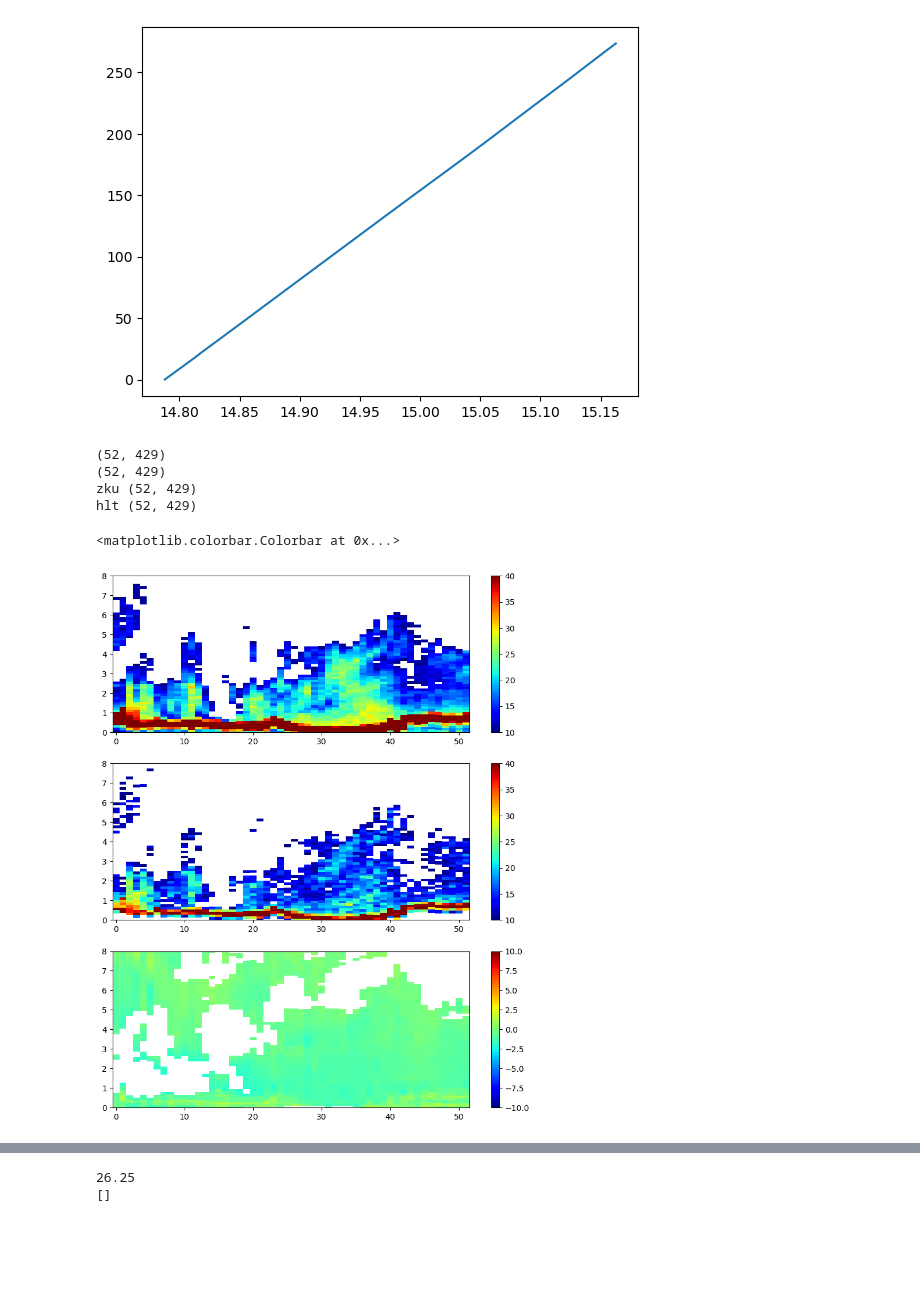
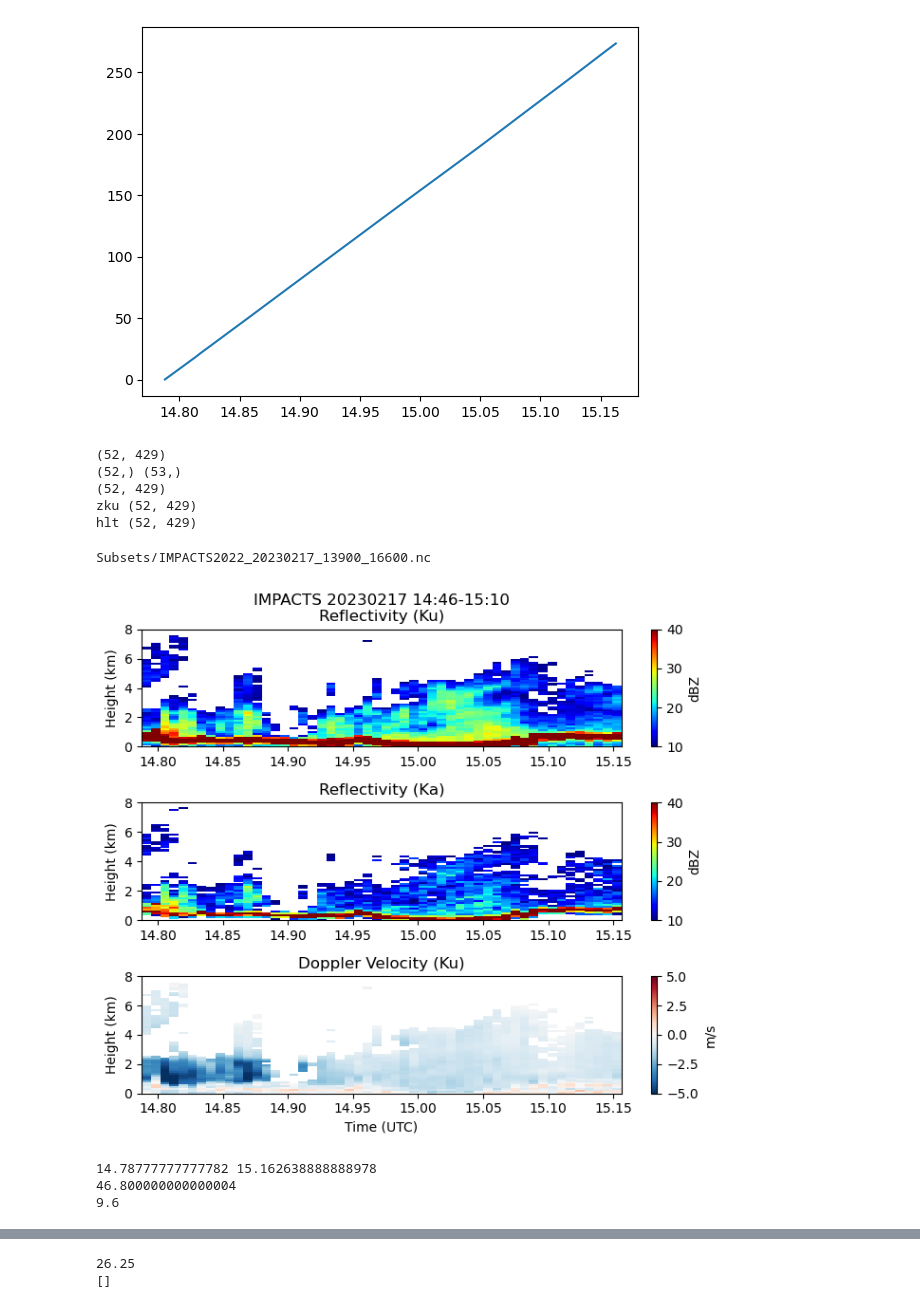
Before and after one commit to mgrecu35/aos, a Jupyter notebook: Synergy_KuW/airborne/readIMPACTS_Subset_Case5.ipynb, the cells around one changed output, grey strips where cells are left out. Drawn from its saved outputs; the diff is of its cells as text; code cells hidden in the pictures; blank space fills up the shorter version.

```diff
--- a/Synergy_KuW/airborne/readIMPACTS_Subset_Case5.ipynb
+++ b/Synergy_KuW/airborne/readIMPACTS_Subset_Case5.ipynb
@@ -106,61 +106,74 @@ for i in range(ndpr):
     #break
 # %%
 #plt.plot(gain)
-fig=plt.figure(figsize=(10,12))
+import matplotlib.pyplot as plt
+fig=plt.figure(figsize=(7,6))
 hLT=np.array(hLT)
 zKu_dpr=np.array(zKu_dprL)
 zKa_dpr=np.array(zKa_dprL)
 n1=np.random.randn(zKu_dpr.shape[0],zKu_dpr.shape[1])
 n2=np.random.randn(zKa_dpr.shape[0],zKa_dpr.shape[1])*2
 zKu_dpr_m=np.ma.masked_where(zKu_dpr+n1<10,zKu_dpr+n1)
 zKa_dpr_m=np.ma.masked_where(zKa_dpr+n2<10,zKa_dpr+n2)
 
 print(hLT.shape)
 x=range(zKu_dpr_m.shape[0])
-x2D=np.array([x for k in range(zKu_dpr_m.shape[1])])
+print(np.array(x).shape,timeL[25::51].shape)
+#stop
+x=timeL[25::51]
+x2D=np.array([x[:-1] for k in range(zKu_dpr_m.shape[1])])
 print(x2D.T.shape)
 print('zku',zKu_dpr_m.shape)
 print('hlt',hLT.shape)
 from mpldatacursor import datacursor
 coords = []
 
-def onclick(event):
-    global ix, iy
-    ix, iy = event.xdata, event.ydata
-    print (f'x = {ix}, y = {iy}')
 
-    global coords
-    coords.append((ix, iy))
-
-    if len(coords) == 10:
-        fig.canvas.mpl_disconnect(cid)
-
-    return coords
-cid = fig.canvas.mpl_connect('button_press_event', onclick)
-plt.subplot(3,1,1)
-plt.pcolormesh(x2D.T[:,::5],(hLT/1e3)[:,::5],zKu_dpr_m[:,::-1][:,::5],cmap='jet',vmin=10,vmax=40)
+ax=plt.subplot(3,1,1)
+plt.pcolormesh(x2D.T[:,::5],(hLT/1e3)[:,::5],zKu_dpr_m[:,::-1][:,::5],cmap='jet',vmin=-10,vmax=40)
+#plt.pcolormesh(x2D.T[:,::5],(hLT/1e3)[:,::5],zKa_dpr_m[:,:][:,::5],cmap='jet',vmin=10,vmax=40)
+ax.set_title('IMPACTS 20230217 14:46-15:10\nReflectivity (Ku)')
+ax.set_ylabel('Height (km)')
 plt.ylim(0,8)
 
 
 #datacursor()
 #get coordinates from the plot using the cursor
 
-plt.colorbar()
-plt.subplot(3,1,2)
-plt.pcolormesh(x2D.T[:,::5],(hLT/1e3)[:,::5],zKa_dpr_m[:,:][:,::5],cmap='jet',vmin=10,vmax=40)
+plt.colorbar(label='dBZ')
+ax=plt.subplot(3,1,2)
+plt.pcolormesh(x2D.T[:,::5],(hLT/1e3)[:,::5],zKa_dpr_m[:,:][:,::5],cmap='jet',vmin=-10,vmax=40)
+ax.set_title('Reflectivity (Ka)')
+ax.set_ylabel('Height (km)')
 plt.ylim(0,8)
-plt.colorbar()
+plt.colorbar(label='dBZ')
 
-plt.subplot(3,1,3)
+ax3=plt.subplot(3,1,3)
 vDop_dprL=np.array(vDop_dprL)
-vDop_dpr_m=np.ma.masked_where(vDop_dprL<-2,vDop_dprL)
-plt.pcolormesh(x2D.T[:,::5],(hLT/1e3)[:,::5],vDop_dpr_m[:,::-1][:,::5],cmap='jet',vmin=-10,vmax=10)
+vDop_dpr_m=np.ma.masked_where(vDop_dprL<-8,vDop_dprL)
+vDop_dpr_m=np.ma.masked_where(zKu_dpr+n1<10,vDop_dprL)
+plt.pcolormesh(x2D.T[:,::5],(hLT/1e3)[:,::5],vDop_dpr_m[:,::-1][:,::5],cmap='RdBu_r',vmin=-5,vmax=5)
+ax3.set_title('Doppler Velocity (Ku)')
+ax3.set_xlabel('Time (UTC)')
+ax3.set_ylabel('Height (km)')
 plt.ylim(0,8)
-plt.colorbar()
+plt.colorbar(label='m/s')
+plt.tight_layout()
+plt.savefig('gmp_resolution_obs_Case5_sameScale.png',dpi=300)
+print(fname)
 # %% [output]
 (52, 429)
+(52,) (53,)
 (52, 429)
 zku (52, 429)
 hlt (52, 429)
-<matplotlib.colorbar.Colorbar at 0x...>
+Subsets/IMPACTS2022_20230217_13900_16600.nc
-[figure, old version]
+[figure, new version]
+# %%
+print(timeL[0],timeL[-1])
+print(78/100*60)
+print(16/100*60)
+# %% [output]
+14.78777777777782 15.162638888888978
+46.800000000000004
+9.6
```
Also changed, not shown: parts of 1 cell of this notebook, 4 other files.
